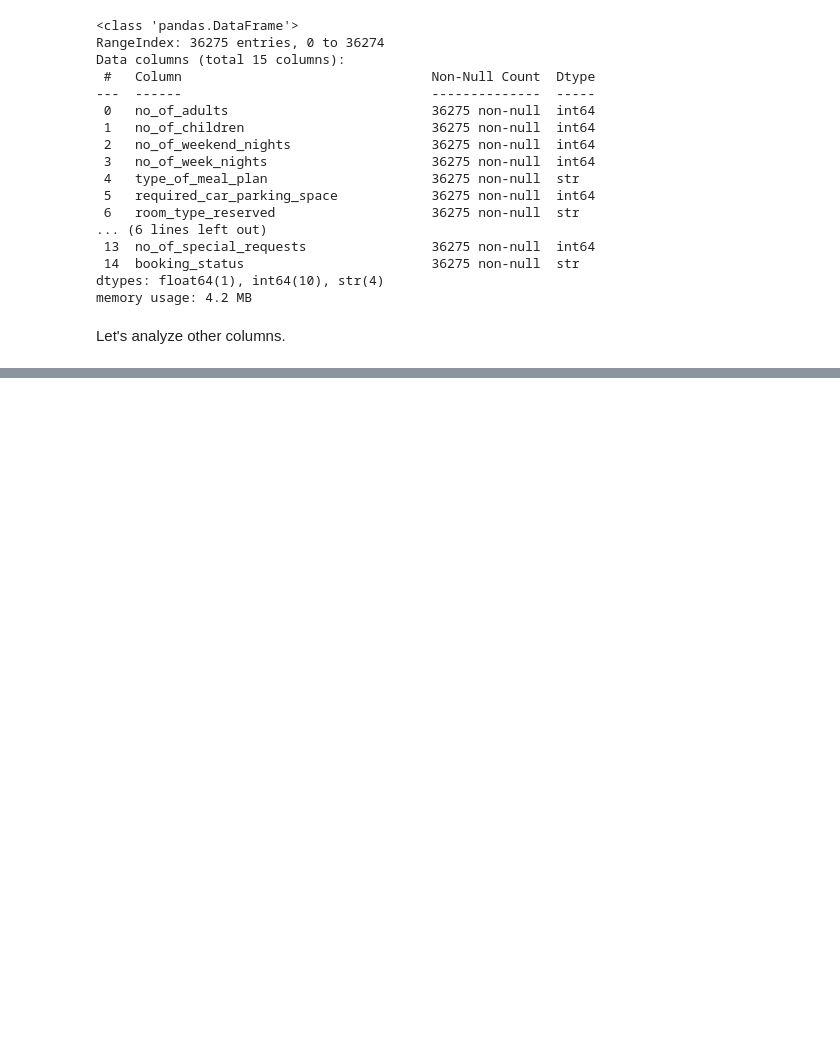
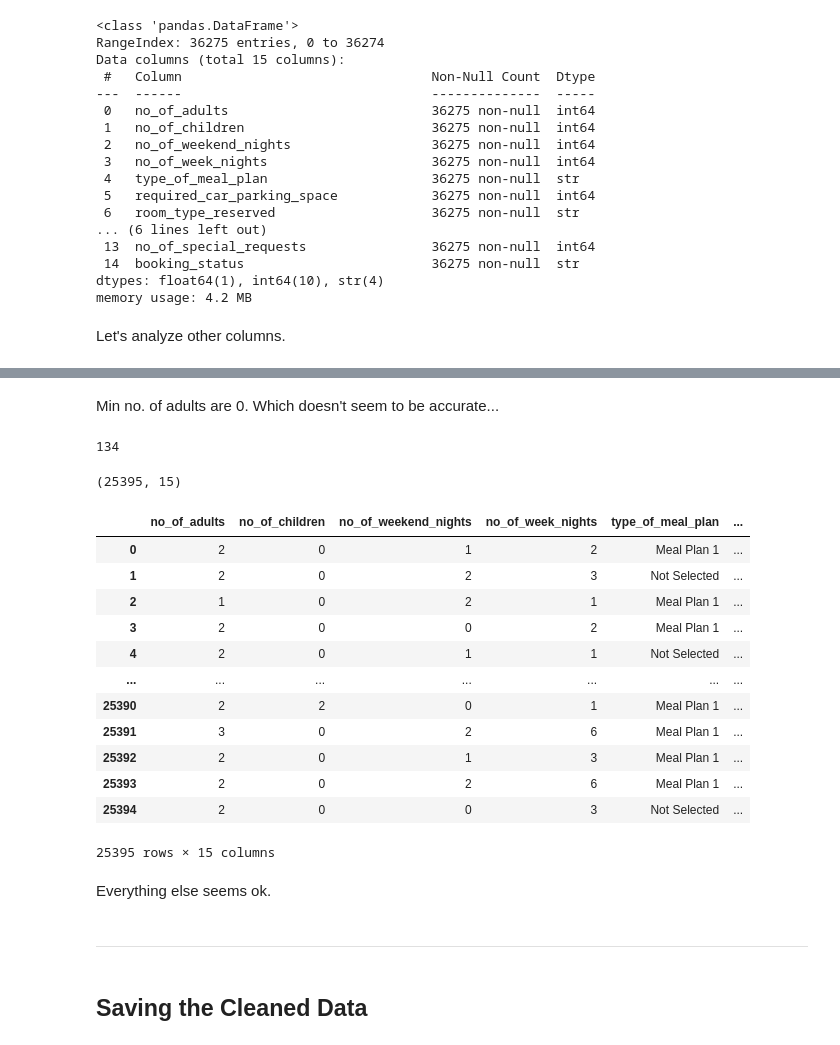
Before and after one commit to ahmad-maqsood/classical-ml-projects, a Jupyter notebook: hotel-reservation-prediction/1_data_analysis.ipynb, the cells around one changed output, grey strips where cells are left out. Saved outputs shown, nothing was run; the diff lists cells and outputs as text; code cells hidden in the pictures; blank space fills up the shorter version.

```diff
--- a/hotel-reservation-prediction/1_data_analysis.ipynb
+++ b/hotel-reservation-prediction/1_data_analysis.ipynb
@@ -68,0 +141,34 @@ Let's analyze other columns.
+# %% [markdown]
+Min no. of adults are 0. Which doesn't seem to be accurate...
+# %%
+df[df["no_of_adults"] == 0].shape[0]
+# %% [output]
+134
+# %%
+df = df.drop(df[df["no_of_adults"] == 0].index)
+df.shape
+# %% [output]
+(25395, 15)
+# %%
+df = df.reset_index(drop=True)
+df
+# %% [output]
+|  | no_of_adults | no_of_children | no_of_weekend_nights | no_of_week_nights | type_of_meal_plan | ... |
+| 0 | 2 | 0 | 1 | 2 | Meal Plan 1 | ... |
+| 1 | 2 | 0 | 2 | 3 | Not Selected | ... |
+| 2 | 1 | 0 | 2 | 1 | Meal Plan 1 | ... |
+| 3 | 2 | 0 | 0 | 2 | Meal Plan 1 | ... |
+| 4 | 2 | 0 | 1 | 1 | Not Selected | ... |
+| ... | ... | ... | ... | ... | ... | ... |
+| 25390 | 2 | 2 | 0 | 1 | Meal Plan 1 | ... |
+| 25391 | 3 | 0 | 2 | 6 | Meal Plan 1 | ... |
+| 25392 | 2 | 0 | 1 | 3 | Meal Plan 1 | ... |
+| 25393 | 2 | 0 | 2 | 6 | Meal Plan 1 | ... |
+| 25394 | 2 | 0 | 0 | 3 | Not Selected | ... |
+25395 rows × 15 columns
+# %% [markdown]
+Everything else seems ok.
+# %% [markdown]
+---
+# %% [markdown]
+## Saving the Cleaned Data
```
Also changed, not shown: parts of 12 cells of this notebook, 1 other file.
